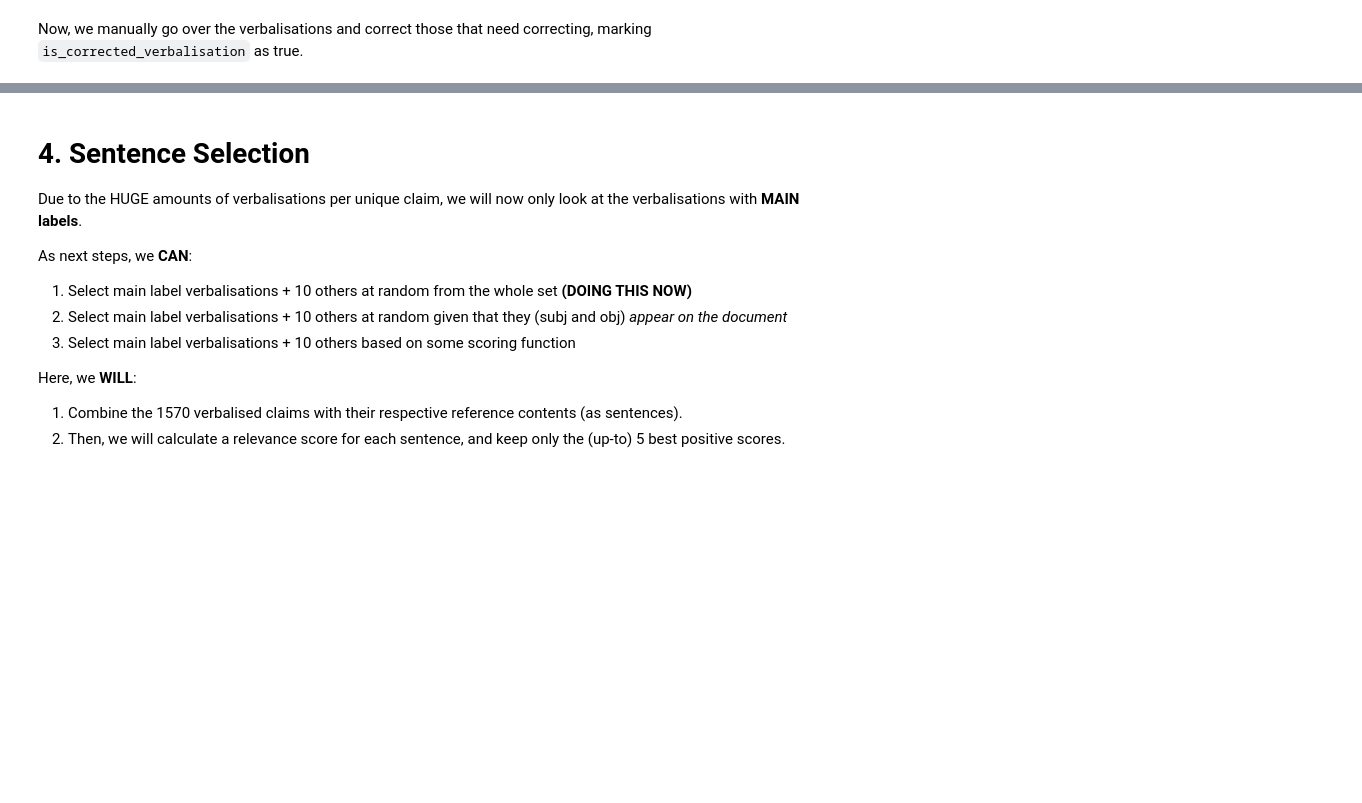
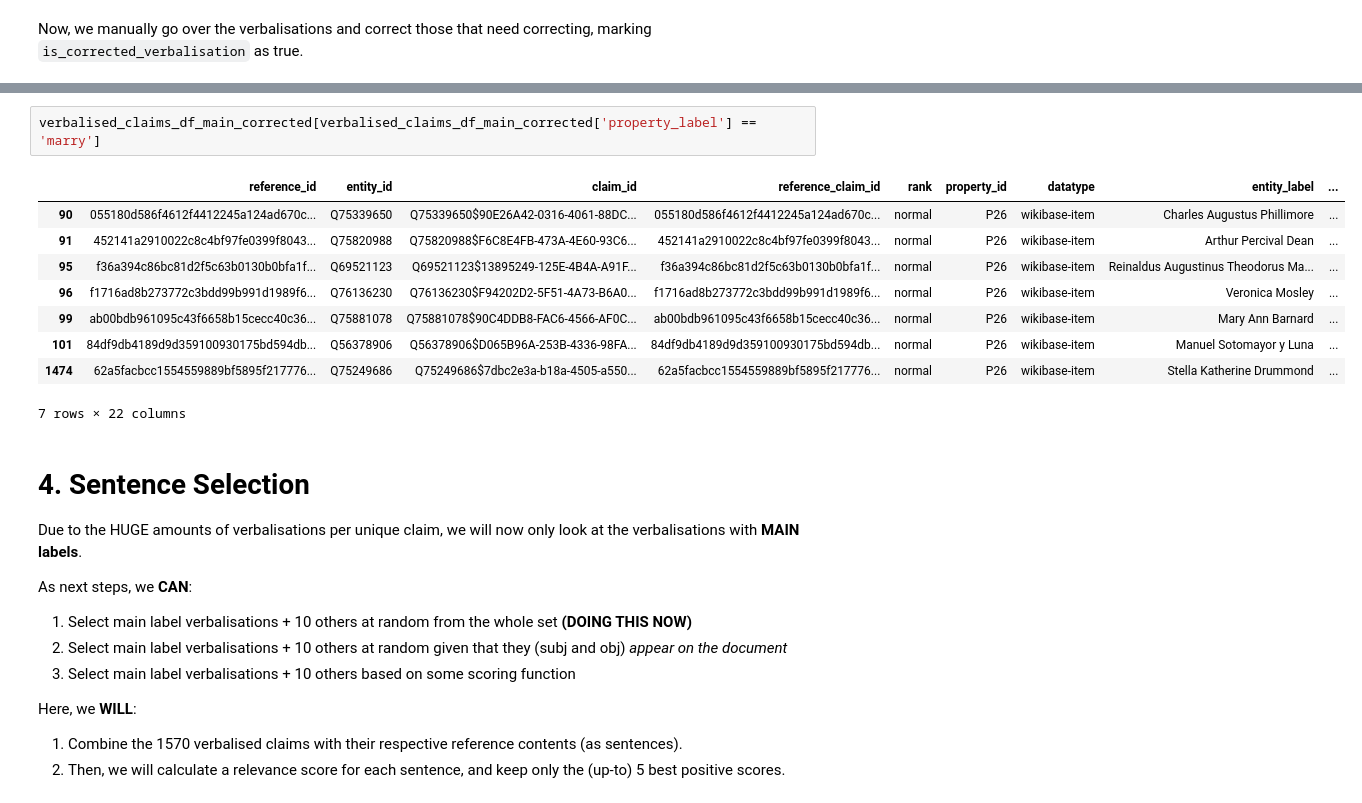
Before and after one commit to gabrielmaia7/RSP, a Jupyter notebook: support_classification_pipeline_test.ipynb, the cells around one changed output, grey strips where cells are left out. Drawn from its saved outputs; the diff is of its cells as text; blank space fills up the shorter version.

```diff
--- a/support_classification_pipeline_test.ipynb
+++ b/support_classification_pipeline_test.ipynb
@@ -717,3 +744,15 @@ verbalised_claims_df_final =
+# %%
+verbalised_claims_df_main_corrected[verbalised_claims_df_main_corrected['property_label'] == 'marry']
+# %% [output]
+|  | reference_id | entity_id | claim_id | reference_claim_id | rank | property_id | datatype | entity_label | ... |
+| 90 | 055180d586f4612f4412245a124ad670c... | Q75339650 | Q75339650$90E26A42-0316-4061-88DC... | 055180d586f4612f4412245a124ad670c... | normal | P26 | wikibase-item | Charles Augustus Phillimore | ... |
+| 91 | 452141a2910022c8c4bf97fe0399f8043... | Q75820988 | Q75820988$F6C8E4FB-473A-4E60-93C6... | 452141a2910022c8c4bf97fe0399f8043... | normal | P26 | wikibase-item | Arthur Percival Dean | ... |
+| 95 | f36a394c86bc81d2f5c63b0130b0bfa1f... | Q69521123 | Q69521123$13895249-125E-4B4A-A91F... | f36a394c86bc81d2f5c63b0130b0bfa1f... | normal | P26 | wikibase-item | Reinaldus Augustinus Theodorus Ma... | ... |
+| 96 | f1716ad8b273772c3bdd99b991d1989f6... | Q76136230 | Q76136230$F94202D2-5F51-4A73-B6A0... | f1716ad8b273772c3bdd99b991d1989f6... | normal | P26 | wikibase-item | Veronica Mosley | ... |
+| 99 | ab00bdb961095c43f6658b15cecc40c36... | Q75881078 | Q75881078$90C4DDB8-FAC6-4566-AF0C... | ab00bdb961095c43f6658b15cecc40c36... | normal | P26 | wikibase-item | Mary Ann Barnard | ... |
+| 101 | 84df9db4189d9d359100930175bd594db... | Q56378906 | Q56378906$D065B96A-253B-4336-98FA... | 84df9db4189d9d359100930175bd594db... | normal | P26 | wikibase-item | Manuel Sotomayor y Luna | ... |
+| 1474 | 62a5facbcc1554559889bf5895f217776... | Q75249686 | Q75249686$7dbc2e3a-b18a-4505-a550... | 62a5facbcc1554559889bf5895f217776... | normal | P26 | wikibase-item | Stella Katherine Drummond | ... |
+7 rows × 22 columns
 # %% [markdown]
 # 4. Sentence Selection
 
```
Also changed, not shown: parts of 6 cells of this notebook, 1 other file.
